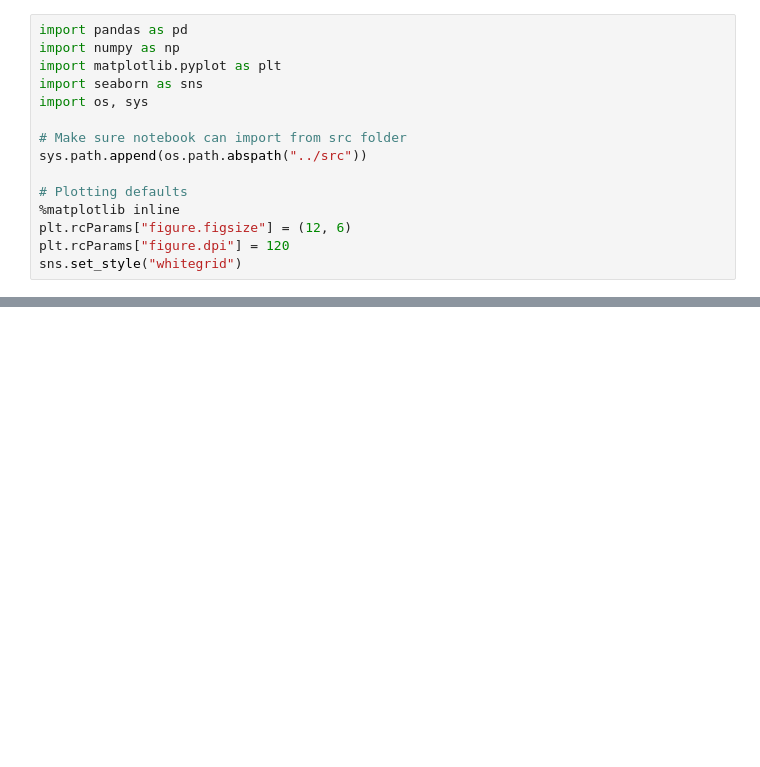
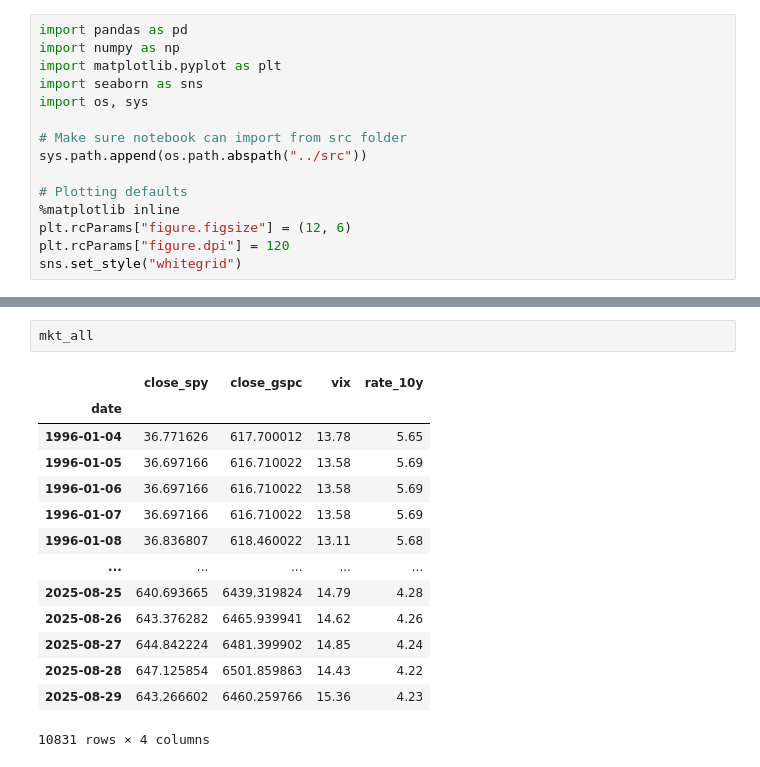
Before and after one commit to tlucius16/deep-hedging-rl, a Jupyter notebook: notebooks/01_data_exploration.ipynb, the cells around one changed output, grey strips where cells are left out. Saved outputs shown, nothing was run; the diff lists cells and outputs as text; blank space fills up the shorter version.

```diff
--- a/notebooks/01_data_exploration.ipynb
+++ b/notebooks/01_data_exploration.ipynb
@@ -75,0 +194,17 @@ opt_spy
+# %%
+mkt_all
+# %% [output]
+|  | close_spy | close_gspc | vix | rate_10y |
+| date |  |  |  |  |
+| 1996-01-04 | 36.771626 | 617.700012 | 13.78 | 5.65 |
+| 1996-01-05 | 36.697166 | 616.710022 | 13.58 | 5.69 |
+| 1996-01-06 | 36.697166 | 616.710022 | 13.58 | 5.69 |
+| 1996-01-07 | 36.697166 | 616.710022 | 13.58 | 5.69 |
+| 1996-01-08 | 36.836807 | 618.460022 | 13.11 | 5.68 |
+| ... | ... | ... | ... | ... |
+| 2025-08-25 | 640.693665 | 6439.319824 | 14.79 | 4.28 |
+| 2025-08-26 | 643.376282 | 6465.939941 | 14.62 | 4.26 |
+| 2025-08-27 | 644.842224 | 6481.399902 | 14.85 | 4.24 |
+| 2025-08-28 | 647.125854 | 6501.859863 | 14.43 | 4.22 |
+| 2025-08-29 | 643.266602 | 6460.259766 | 15.36 | 4.23 |
+10831 rows × 4 columns
```
Also changed, not shown: parts of 35 cells of this notebook, 41 other files.
